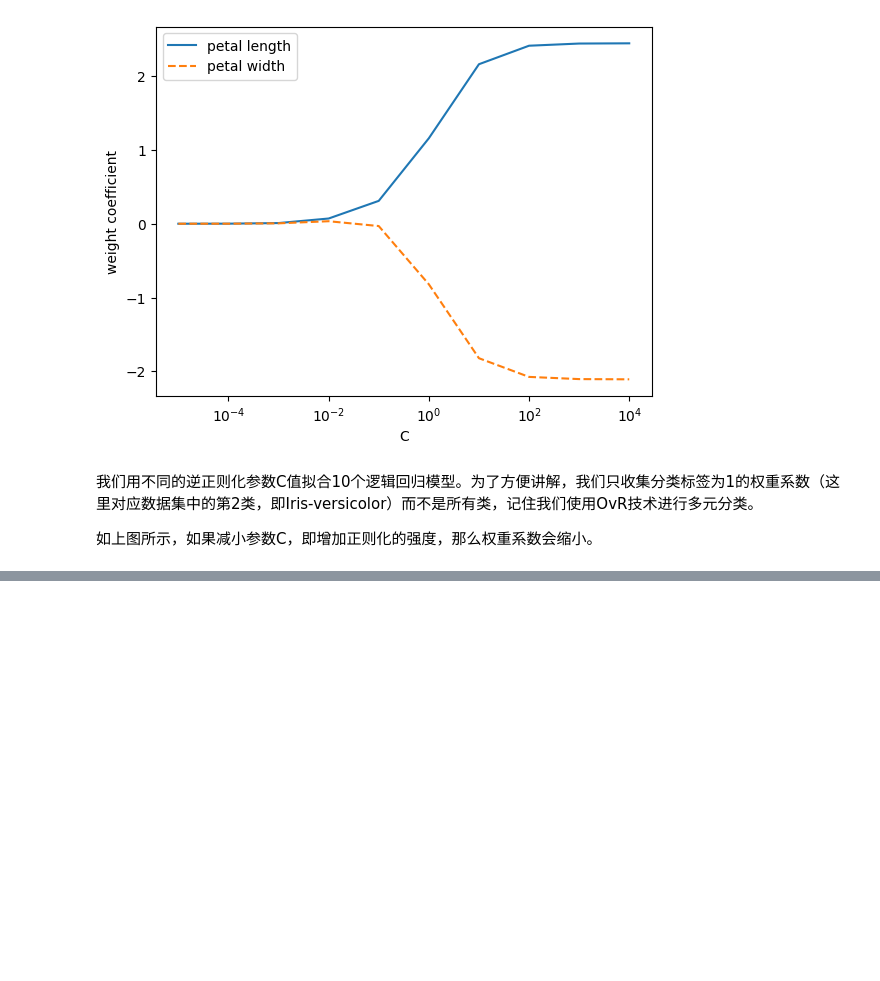
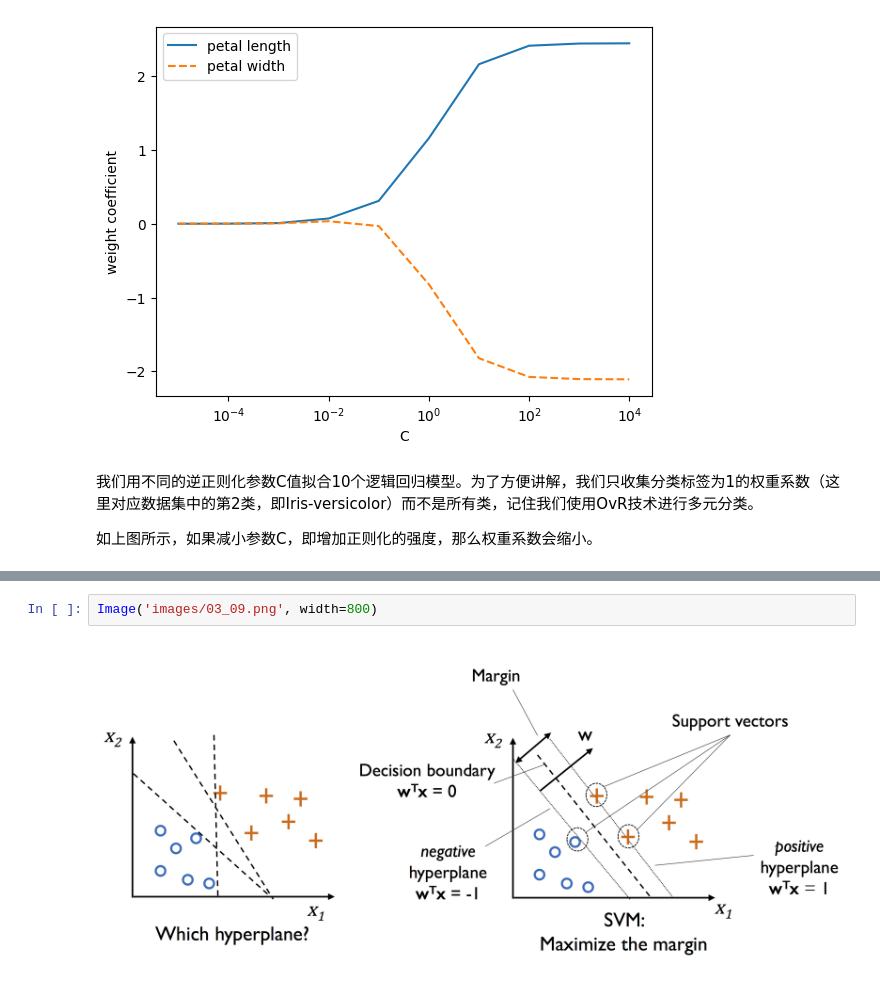
Before and after one commit to JackCaiZhang/python-machine-learning-3rd-edition, a Jupyter notebook: ch03/ch03.ipynb, the cells around one changed output, grey strips where cells are left out. Saved outputs shown, nothing was run; the diff lists cells and outputs as text; blank space fills up the shorter version.

```diff
--- a/ch03/ch03.ipynb
+++ b/ch03/ch03.ipynb
@@ -434,0 +438,4 @@ plt.show()
+# %%
+Image('images/03_09.png', width=800)
+# %% [output]
+[figure, added]
```
Also changed, not shown: parts of 4 cells of this notebook.
